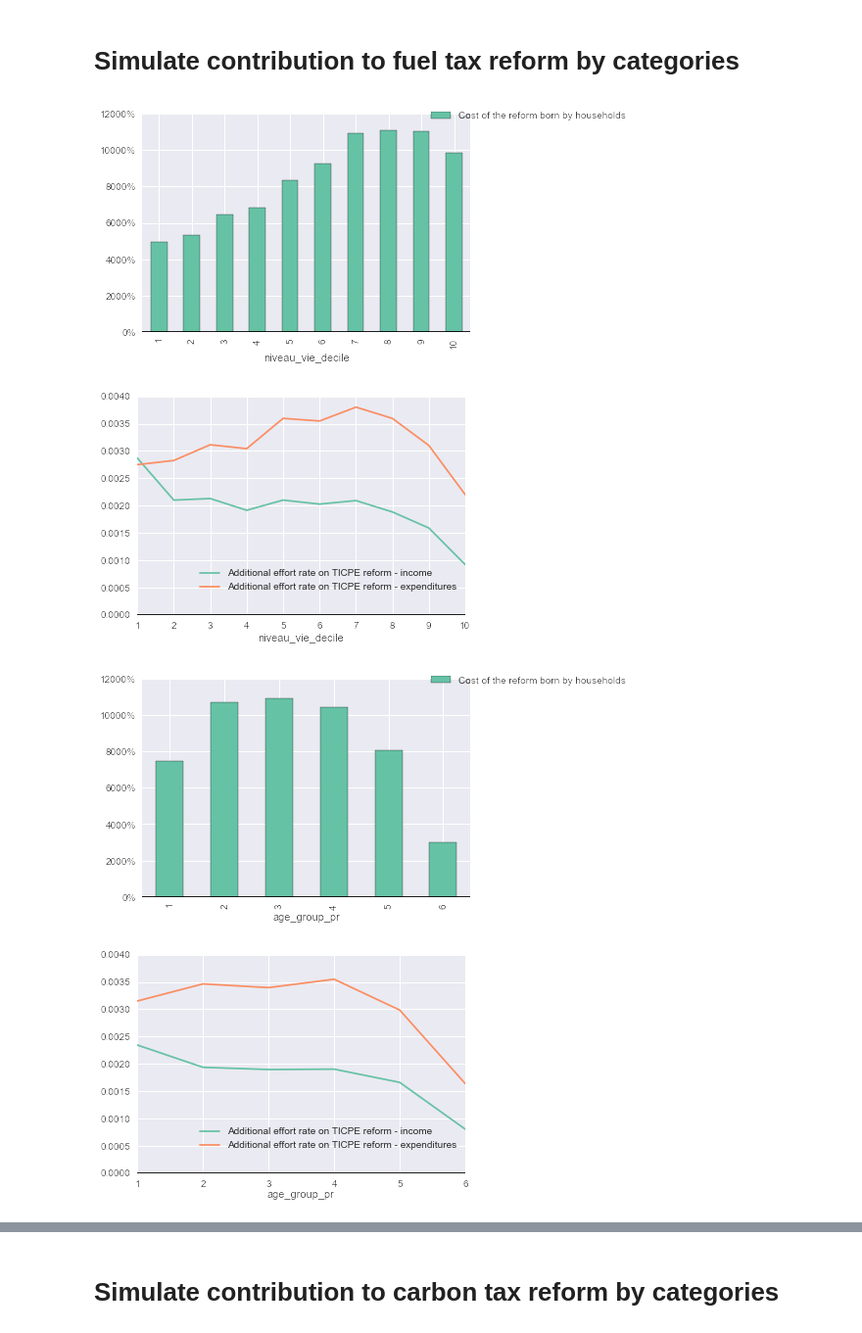
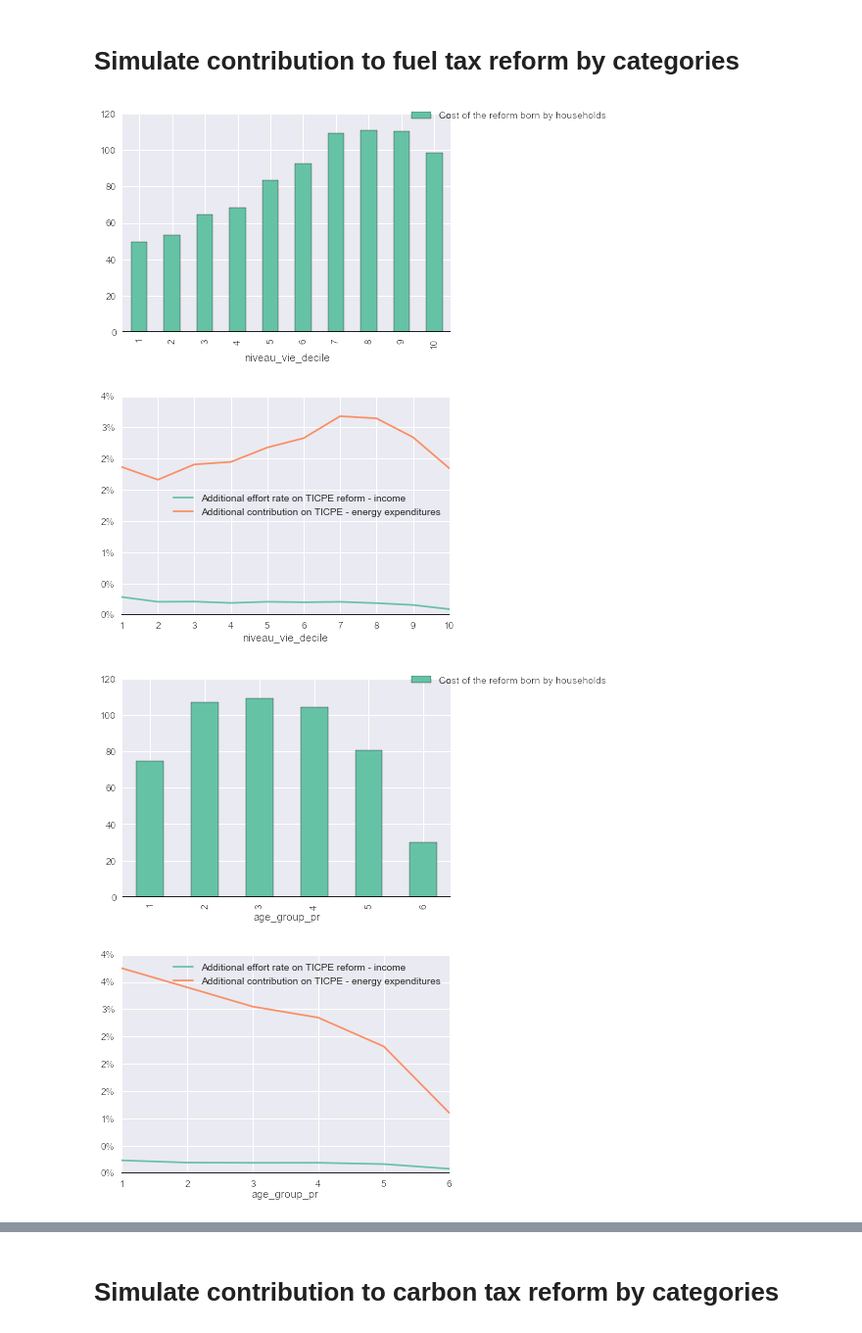
Before and after one commit to openfisca/openfisca-france-indirect-taxation, a Jupyter notebook: openfisca_france_indirect_taxation/examples/notebooks/Untitled Folder/contribution_fuel_tax_reform_by_category.ipynb, the cells around one changed output, grey strips where cells are left out. Shown: that part at 98% size. Drawn from its saved outputs; the diff is of its cells as text; code cells hidden in the pictures.

```diff
--- a/openfisca_france_indirect_taxation/examples/notebooks/Untitled Folder/contribution_fuel_tax_reform_by_category.ipynb
+++ b/openfisca_france_indirect_taxation/examples/notebooks/Untitled Folder/contribution_fuel_tax_reform_by_category.ipynb
@@ -30,40 +30,40 @@ year = 2014
 data_year = 2011
 elasticities = get_elasticities(data_year)
 inflation_kwargs = dict(inflator_by_variable = inflators_by_year[year])
 del inflation_kwargs['inflator_by_variable']['somme_coicop12']
 
-simulated_variables = ['difference_ticpe_totale_taxes_carburants', 'somme_coicop12', 'rev_disp_loyerimput']
+simulated_variables = ['difference_ticpe_totale_taxes_carburants', 'depenses_energies', 'rev_disp_loyerimput']
 
 survey_scenario = SurveyScenario.create(
     elasticities = elasticities,
     inflation_kwargs = inflation_kwargs,
     reform_key = 'taxes_carburants',
     year = year,
     data_year = data_year
     )
 
-for category in ['niveau_vie_decile', 'age_group_pr', 'strate']:
+for category in ['niveau_vie_decile', 'age_group_pr', 'strate_agrege']:
     pivot_table = pandas.DataFrame()
     for values in simulated_variables:
         pivot_table = pandas.concat([
             pivot_table,
             survey_scenario.compute_pivot_table(values = [values], columns = ['{}'.format(category)])
             ])
     df = pivot_table.T
-    df['Additional effort rate on TICPE reform - expenditures'] = \
-        df['difference_ticpe_totale_taxes_carburants'] / df['somme_coicop12']
+    df['Additional contribution on TICPE - energy expenditures'] = \
+        df['difference_ticpe_totale_taxes_carburants'] / df['depenses_energies']
     df['Additional effort rate on TICPE reform - income'] = \
         df['difference_ticpe_totale_taxes_carburants'] / df['rev_disp_loyerimput']
     df.rename(columns = {'difference_ticpe_totale_taxes_carburants': 'Cost of the reform born by households'},
         inplace = True)
 
     # Réalisation de graphiques
     graph_builder_bar(df['Cost of the reform born by households'])
-    graph_builder_line(
-        df[['Additional effort rate on TICPE reform - income', 'Additional effort rate on TICPE reform - expenditures']]
+    graph_builder_line_percent(
+        df[['Additional contribution on TICPE - energy expenditures', 'Additional effort rate on TICPE reform - income']]
         )
 # %% [output]
-[figure, old version]
+[figure, new version]
-[figure, old version]
+[figure, new version]
-[figure, old version]
+[figure, new version]
-[figure, old version]
+[figure, new version]
```
Also changed, not shown: parts of 7 cells of this notebook.
